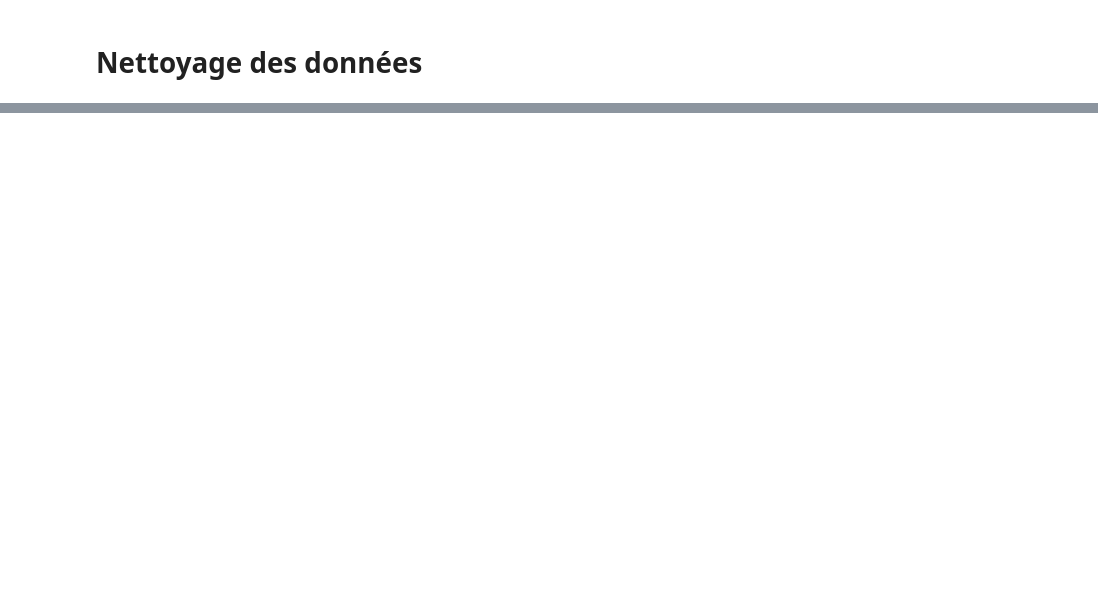
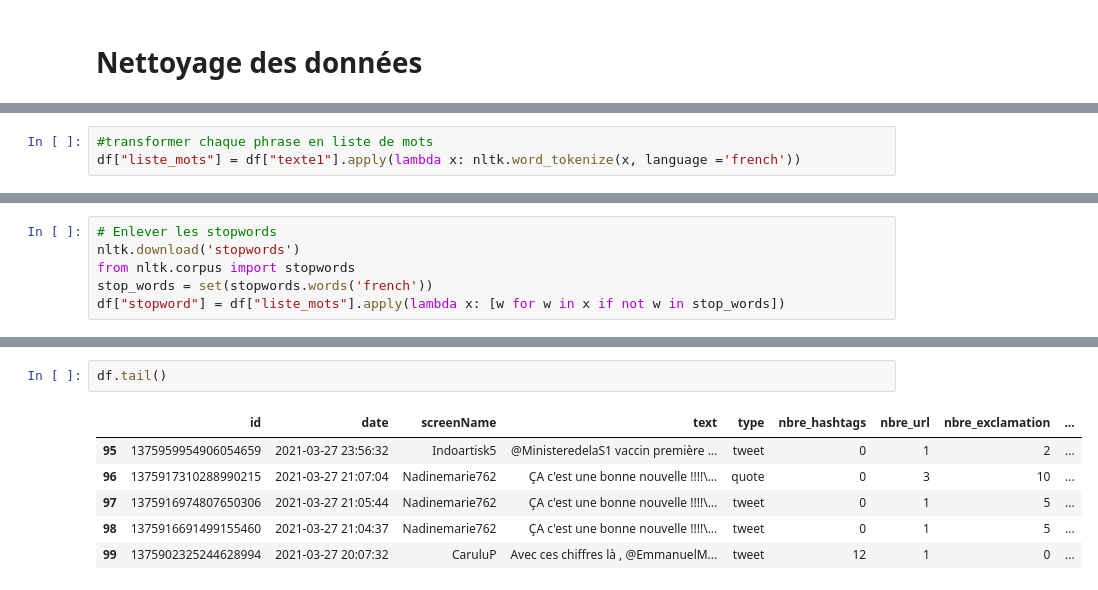
Before and after one commit to konkinit/sentiment_analysis, a Jupyter notebook: Notebook_Analyse.ipynb, the cells around one changed output, grey strips where cells are left out. Saved outputs shown, nothing was run; the diff lists cells and outputs as text; blank space fills up the shorter version.

```diff
--- a/Notebook_Analyse.ipynb
+++ b/Notebook_Analyse.ipynb
@@ -173,0 +157,3 @@ LookupError:
+# %%
+#transformer chaque phrase en liste de mots
+df["liste_mots"] = df["texte1"].apply(lambda x: nltk.word_tokenize(x, language ='french'))
@@ -173,0 +169,6 @@ LookupError:
+# %%
+# Enlever les stopwords
+nltk.download('stopwords')
+from nltk.corpus import stopwords
+stop_words = set(stopwords.words('french'))
+df["stopword"] = df["liste_mots"].apply(lambda x: [w for w in x if not w in stop_words])
@@ -173,0 +178,9 @@ LookupError:
+# %%
+df.tail()
+# %% [output]
+|  | id | date | screenName | text | type | nbre_hashtags | nbre_url | nbre_exclamation | ... |
+| 95 | 1375959954906054659 | 2021-03-27 23:56:32 | Indoartisk5 | @MinisteredelaS1 vaccin première ... | tweet | 0 | 1 | 2 | ... |
+| 96 | 1375917310288990215 | 2021-03-27 21:07:04 | Nadinemarie762 | ÇA c'est une bonne nouvelle !!!!\... | quote | 0 | 3 | 10 | ... |
+| 97 | 1375916974807650306 | 2021-03-27 21:05:44 | Nadinemarie762 | ÇA c'est une bonne nouvelle !!!!\... | tweet | 0 | 1 | 5 | ... |
+| 98 | 1375916691499155460 | 2021-03-27 21:04:37 | Nadinemarie762 | ÇA c'est une bonne nouvelle !!!!\... | tweet | 0 | 1 | 5 | ... |
+| 99 | 1375902325244628994 | 2021-03-27 20:07:32 | CaruluP | Avec ces chiffres là , @EmmanuelM... | tweet | 12 | 1 | 0 | ... |
```
Also changed, not shown: parts of 12 cells of this notebook.
